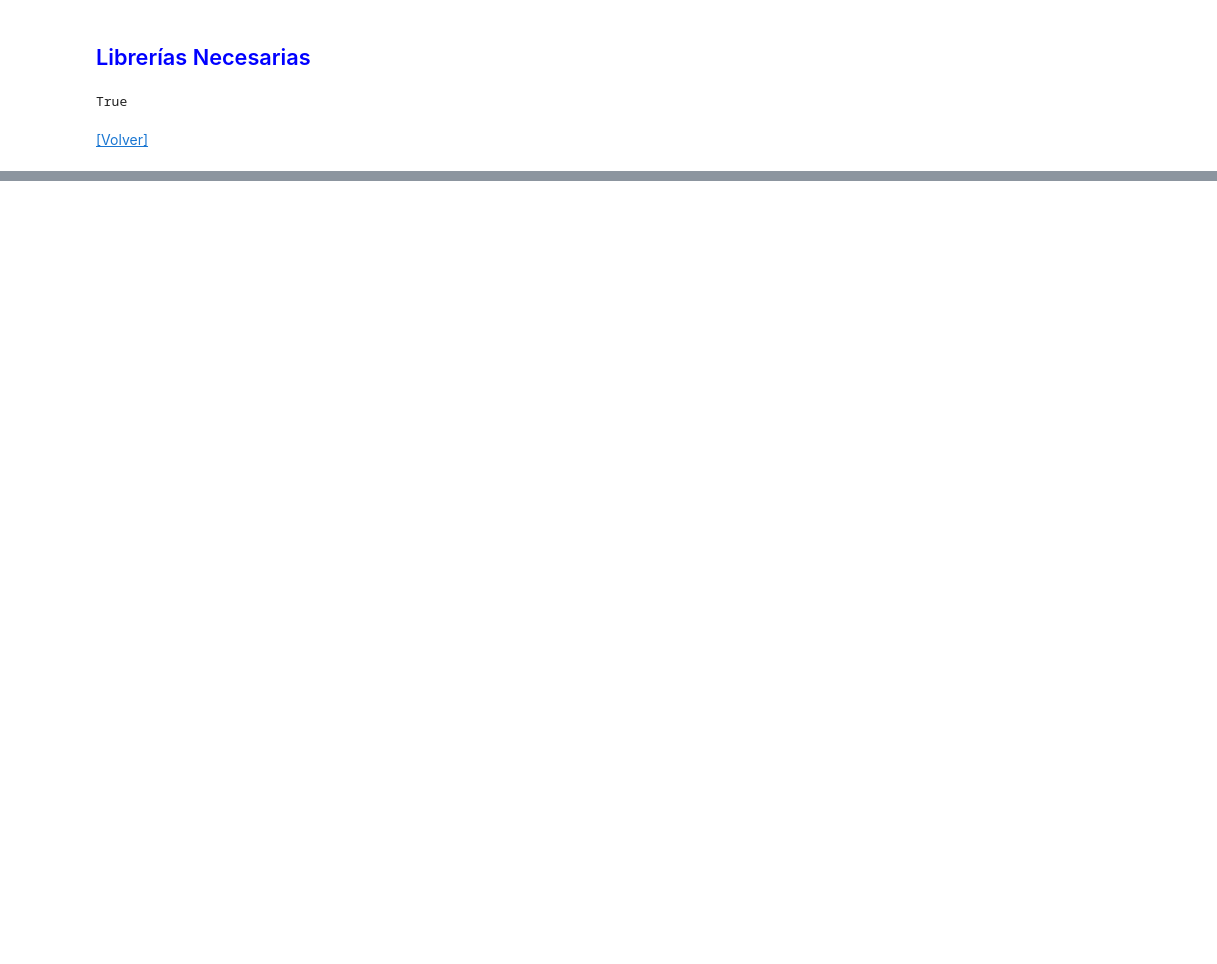
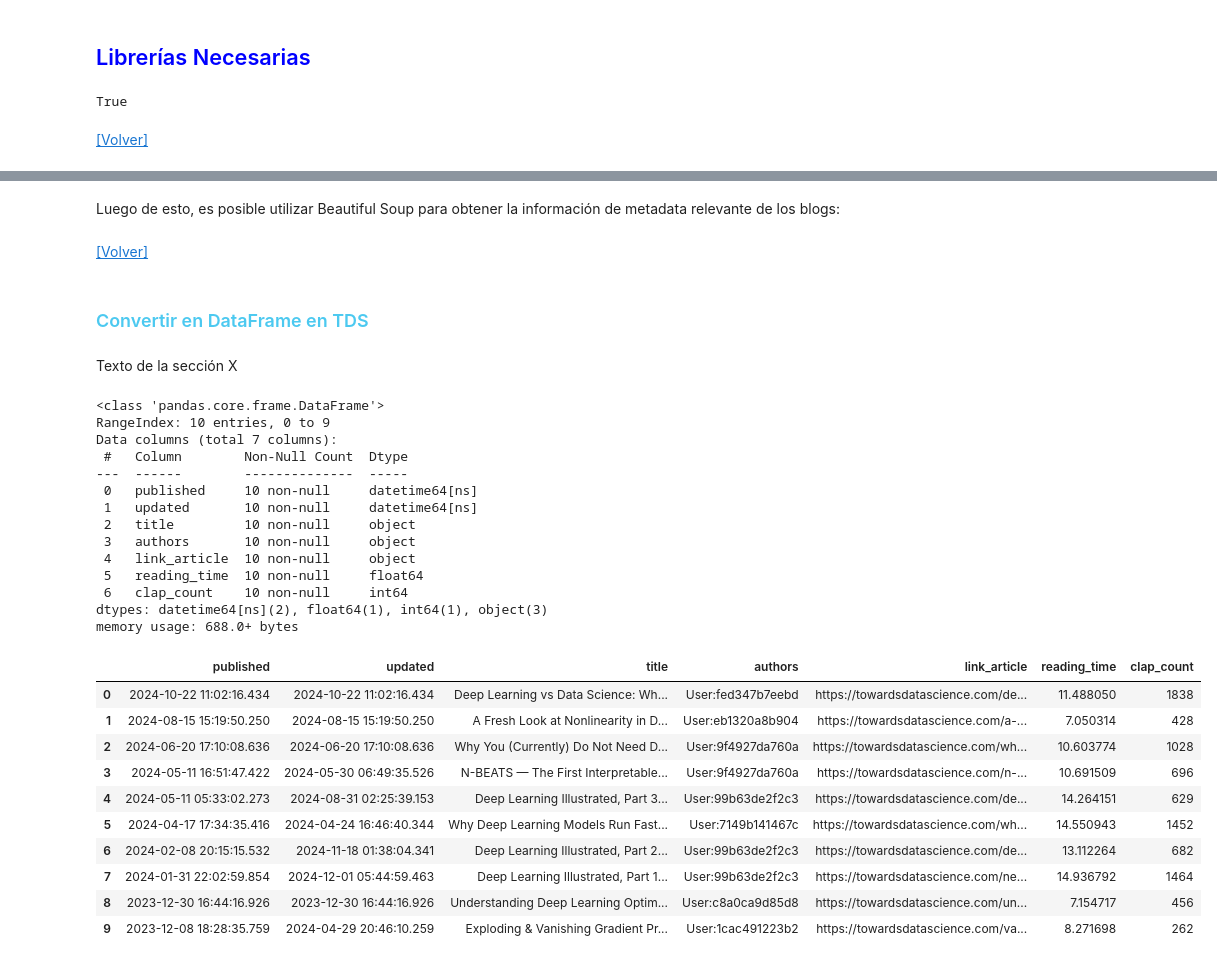
Before and after one commit to AprendizajeProfundo/Alejandria, a Jupyter notebook: notebooks/scraping/classic/0_define_topics_classic.ipynb, the cells around one changed output, grey strips where cells are left out. Drawn from its saved outputs; the diff is of its cells as text; code cells hidden in the pictures; blank space fills up the shorter version.

```diff
--- a/notebooks/scraping/classic/0_define_topics_classic.ipynb
+++ b/notebooks/scraping/classic/0_define_topics_classic.ipynb
@@ -41,0 +133,18 @@ True
+# %%
+# Se generan de manera manual las palabras claves que inician el proceso de descubrimiento
+queries_priori = [
+    "Machine Learning",
+    "Deep Learning",
+    "Natural Language Processing (NLP)",
+    "Computer Vision",
+    "Robotics",
+    "Multi-Agent Systems",
+    "Knowledge Representation and Reasoning"]
+
+for query in queries_priori[1:]:
+    url = f"https://towardsdatascience.com/search?q={query}"
+    resp = requests.get(url)
+    html_content = resp.text
+    break
+# %% [markdown]
+Luego de esto, es posible utilizar Beautiful Soup para obtener la información de metadata relevante de los blogs:
@@ -41,0 +193,38 @@ True
+# %% [markdown]
+[[Volver]](#Contenido)
+# %% [markdown]
+### <span style="color:#4CC9F0">Convertir en DataFrame en TDS</span>
+# %% [markdown]
+Texto de la sección X
+# %%
+data_df = pd.DataFrame.from_dict(data_json)
+columns_to_convert = ['published', 'updated']
+data_df[columns_to_convert] = data_df[columns_to_convert].apply(pd.to_datetime, unit='ms')
+data_df.info()
+data_df.sort_values(by="published", ascending=False)
+# %% [output]
+<class 'pandas.core.frame.DataFrame'>
+RangeIndex: 10 entries, 0 to 9
+Data columns (total 7 columns):
+ #   Column        Non-Null Count  Dtype
+---  ------        --------------  -----
+ 0   published     10 non-null     datetime64[ns]
+ 1   updated       10 non-null     datetime64[ns]
+ 2   title         10 non-null     object
+ 3   authors       10 non-null     object
+ 4   link_article  10 non-null     object
+ 5   reading_time  10 non-null     float64
+ 6   clap_count    10 non-null     int64
+dtypes: datetime64[ns](2), float64(1), int64(1), object(3)
+memory usage: 688.0+ bytes
+|  | published | updated | title | authors | link_article | reading_time | clap_count |
+| 0 | 2024-10-22 11:02:16.434 | 2024-10-22 11:02:16.434 | Deep Learning vs Data Science: Wh... | User:fed347b7eebd | https://towardsdatascience.com/de... | 11.488050 | 1838 |
+| 1 | 2024-08-15 15:19:50.250 | 2024-08-15 15:19:50.250 | A Fresh Look at Nonlinearity in D... | User:eb1320a8b904 | https://towardsdatascience.com/a-... | 7.050314 | 428 |
+| 2 | 2024-06-20 17:10:08.636 | 2024-06-20 17:10:08.636 | Why You (Currently) Do Not Need D... | User:9f4927da760a | https://towardsdatascience.com/wh... | 10.603774 | 1028 |
+| 3 | 2024-05-11 16:51:47.422 | 2024-05-30 06:49:35.526 | N-BEATS — The First Interpretable... | User:9f4927da760a | https://towardsdatascience.com/n-... | 10.691509 | 696 |
+| 4 | 2024-05-11 05:33:02.273 | 2024-08-31 02:25:39.153 | Deep Learning Illustrated, Part 3... | User:99b63de2f2c3 | https://towardsdatascience.com/de... | 14.264151 | 629 |
+| 5 | 2024-04-17 17:34:35.416 | 2024-04-24 16:46:40.344 | Why Deep Learning Models Run Fast... | User:7149b141467c | https://towardsdatascience.com/wh... | 14.550943 | 1452 |
+| 6 | 2024-02-08 20:15:15.532 | 2024-11-18 01:38:04.341 | Deep Learning Illustrated, Part 2... | User:99b63de2f2c3 | https://towardsdatascience.com/de... | 13.112264 | 682 |
+| 7 | 2024-01-31 22:02:59.854 | 2024-12-01 05:44:59.463 | Deep Learning Illustrated, Part 1... | User:99b63de2f2c3 | https://towardsdatascience.com/ne... | 14.936792 | 1464 |
+| 8 | 2023-12-30 16:44:16.926 | 2023-12-30 16:44:16.926 | Understanding Deep Learning Optim... | User:c8a0ca9d85d8 | https://towardsdatascience.com/un... | 7.154717 | 456 |
+| 9 | 2023-12-08 18:28:35.759 | 2024-04-29 20:46:10.259 | Exploding & Vanishing Gradient Pr... | User:1cac491223b2 | https://towardsdatascience.com/va... | 8.271698 | 262 |
```
Also changed, not shown: parts of 28 cells of this notebook, 4 other files.
